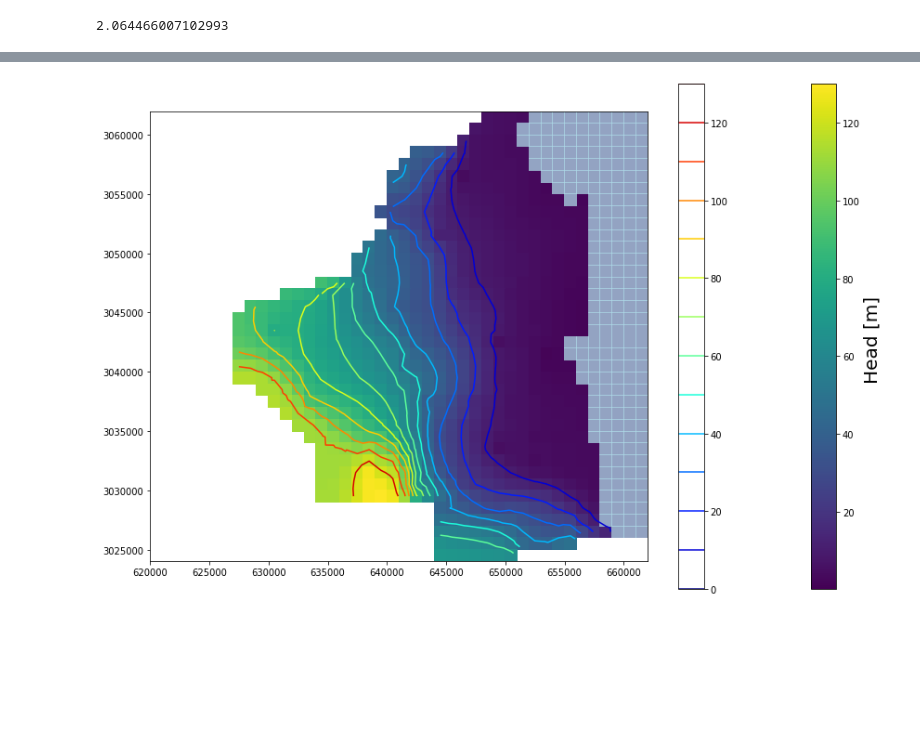
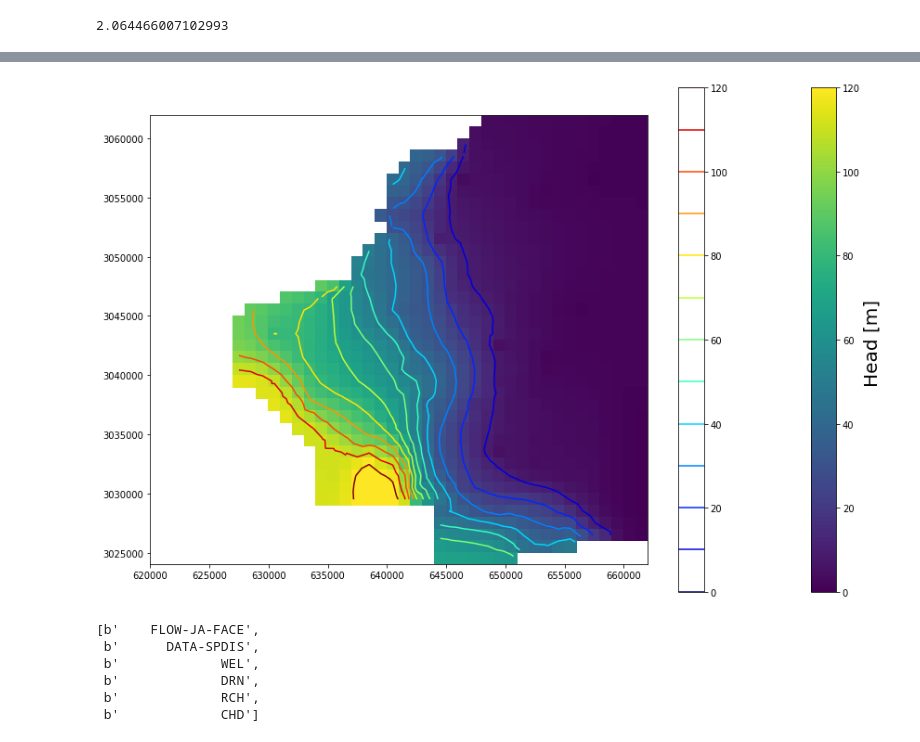
Before and after one commit to LudovicSchorpp/TM_Ludovic_Schorpp, a Jupyter notebook: codes_tests/Chabart/notebooks/test_permanent.ipynb, the cells around one changed output, grey strips where cells are left out. Drawn from its saved outputs; the diff is of its cells as text; code cells hidden in the pictures; blank space fills up the shorter version.

```diff
--- a/codes_tests/Chabart/notebooks/test_permanent.ipynb
+++ b/codes_tests/Chabart/notebooks/test_permanent.ipynb
@@ -260,17 +268,17 @@ spd = get_spdis(model_name,model_dir)
 # %%
 fig = plt.figure(figsize=(15,10))
 ax  = plt.subplot(1, 1, 1, aspect='equal')
 ml = fp.plot.PlotMapView(model=gwf)
 
 #hmesh=ml.plot_ibound()
 hmesh=ml.plot_array(head[4],masked_values=[1e30],cmap="viridis")
-
 g1=plt.colorbar(hmesh)
-ml.plot_bc("sea",color="lightblue",alpha=0.5)
+hmesh.set_clim(0,120)
+#ml.plot_bc("sea",color="lightblue",alpha=0.5)
 #ml.plot_bc("riv",color="lightblue",alpha=0.5)
 #ml.plot_bc("debordement",color="red",alpha=0.2)
-hmesh=ml.contour_array(head[4],masked_values=[1e30],levels=np.linspace(0,130,14),cmap="jet")
+hmesh=ml.contour_array(head[4],masked_values=[1e30],levels=np.linspace(0,120,13),cmap="jet")
 g=plt.colorbar(hmesh)
 g1.set_label("Head [m] ",fontsize=20)
 # %% [output]
-[figure, old version]
+[figure, new version]
@@ -276,0 +289,9 @@ g1.set_label("Head [m] ",fontsize=20)
+# %%
+spdobj.get_unique_record_names()
+# %% [output]
+[b'    FLOW-JA-FACE',
+ b'      DATA-SPDIS',
+ b'             WEL',
+ b'             DRN',
+ b'             RCH',
+ b'             CHD']
```
Also changed, not shown: parts of 10 cells of this notebook, 10 other files.
